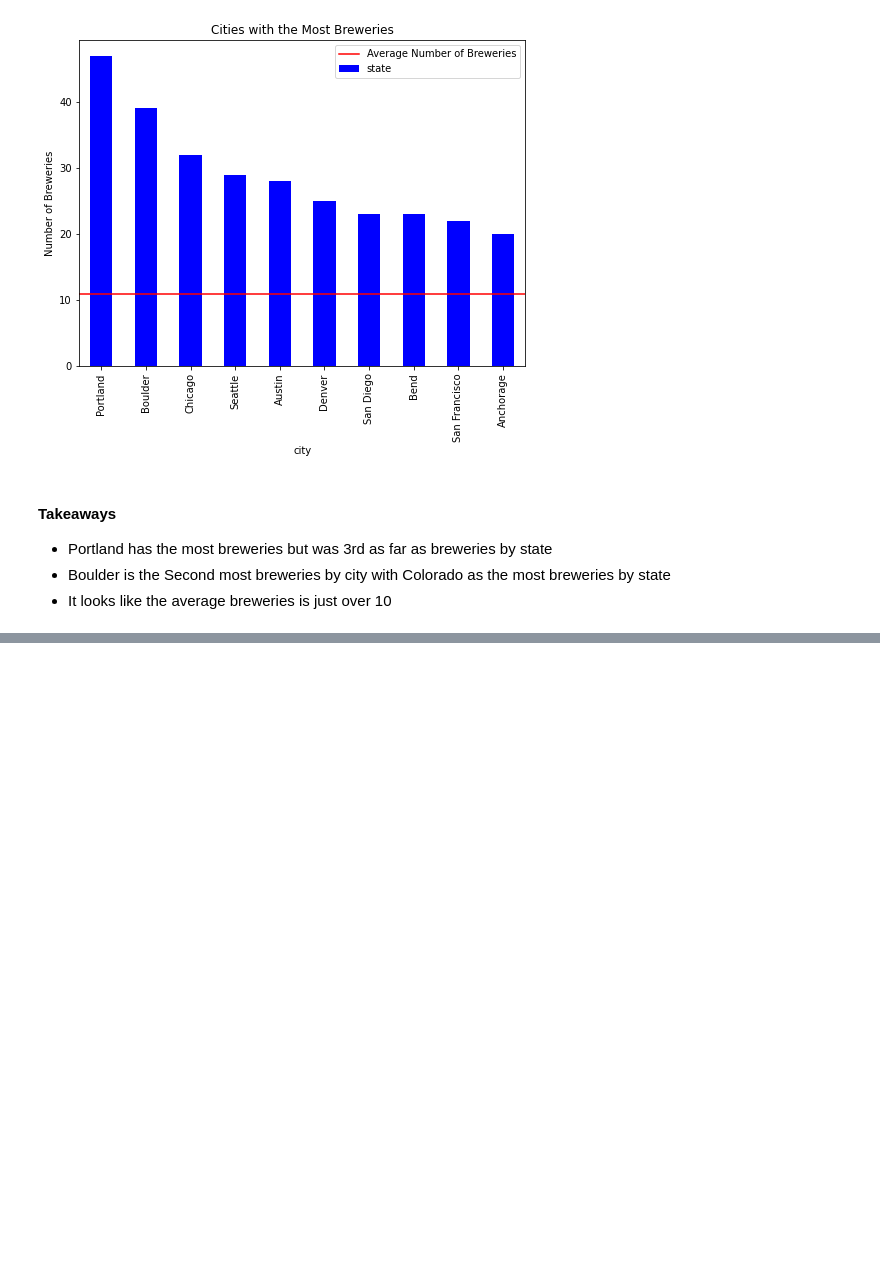
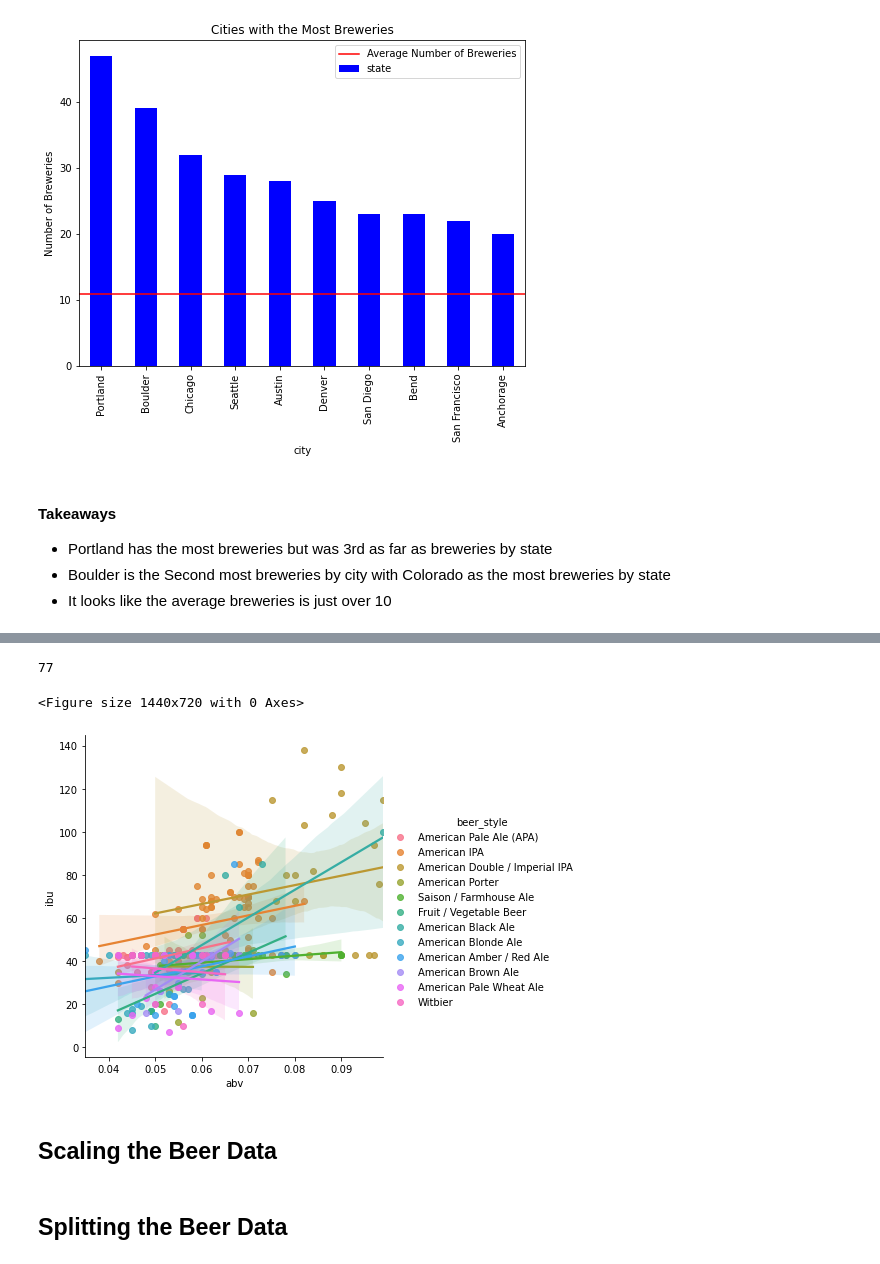
Before and after one commit to jamesallen0351/craft_beer, a Jupyter notebook: beer_final.ipynb, the cells around one changed output, grey strips where cells are left out. Saved outputs shown, nothing was run; the diff lists cells and outputs as text; code cells hidden in the pictures; blank space fills up the shorter version.

```diff
--- a/beer_final.ipynb
+++ b/beer_final.ipynb
@@ -230,0 +219,16 @@ df.beer_style.nunique()
+# %%
+# looking at the number of different beers
+df.beer_style.nunique()
+# %% [output]
+77
+# %%
+# plotting a line plot of the model_df beers
+plt.figure(figsize=(20,10))
+beer = sns.lmplot(x='abv',y='ibu',data=model_df, hue='beer_style')
+
+plt.show(beer)
+# %% [output]
+<Figure size 1440x720 with 0 Axes>
+[figure, added]
+# %% [markdown]
+## Scaling the Beer Data
@@ -230,0 +242,2 @@ df.beer_style.nunique()
+# %% [markdown]
+## Splitting the Beer Data
```
Also changed, not shown: parts of 38 cells of this notebook.
